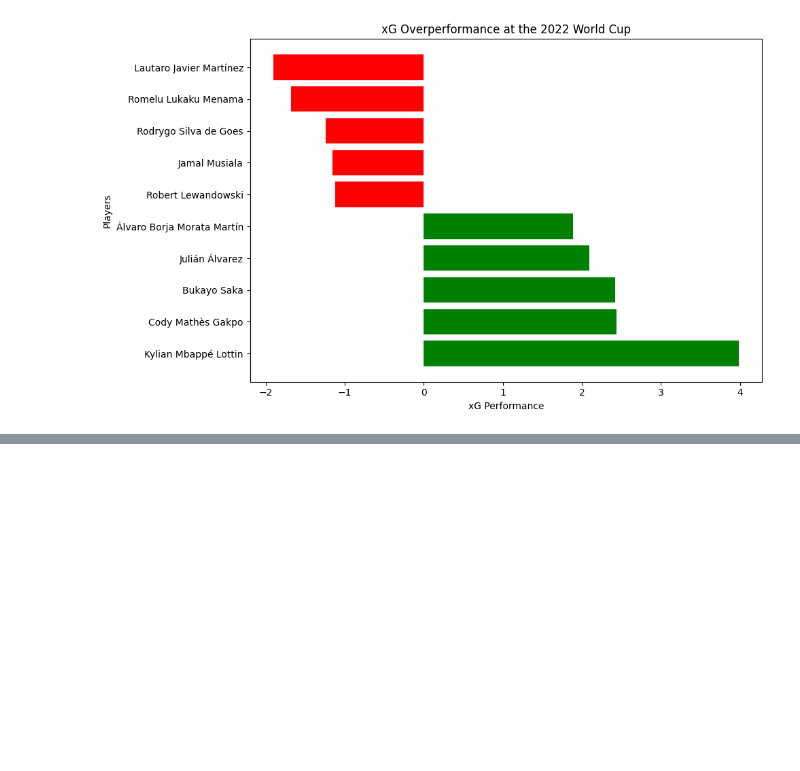
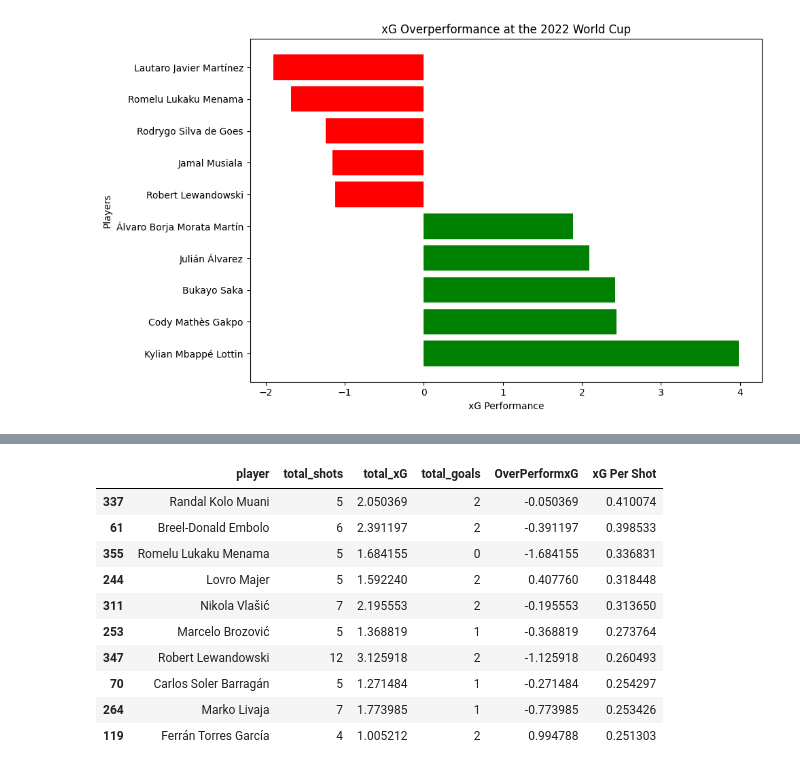
Before and after one commit to Akhilmehra22/analytics-portfolio, a Jupyter notebook: fifa/Fifa-exploration.ipynb, the cells around one changed output, grey strips where cells are left out. Saved outputs shown, nothing was run; the diff lists cells and outputs as text; code cells hidden in the pictures; blank space fills up the shorter version.

Commit message:
Shot Quality Analysis

```diff
--- a/fifa/Fifa-exploration.ipynb
+++ b/fifa/Fifa-exploration.ipynb
@@ -796,0 +821,16 @@ plt.show()
+# %%
+player_tournament_stats['xG Per Shot'] = player_tournament_stats['total_xG']/player_tournament_stats['total_shots']
+# %%
+player_tournament_stats[player_tournament_stats['total_shots'] >3].sort_values('xG Per Shot', ascending = False).head(10)
+# %% [output]
+|  | player | total_shots | total_xG | total_goals | OverPerformxG | xG Per Shot |
+| 337 | Randal Kolo Muani | 5 | 2.050369 | 2 | -0.050369 | 0.410074 |
+| 61 | Breel-Donald Embolo | 6 | 2.391197 | 2 | -0.391197 | 0.398533 |
+| 355 | Romelu Lukaku Menama | 5 | 1.684155 | 0 | -1.684155 | 0.336831 |
+| 244 | Lovro Majer | 5 | 1.592240 | 2 | 0.407760 | 0.318448 |
+| 311 | Nikola Vlašić | 7 | 2.195553 | 2 | -0.195553 | 0.313650 |
+| 253 | Marcelo Brozović | 5 | 1.368819 | 1 | -0.368819 | 0.273764 |
+| 347 | Robert Lewandowski | 12 | 3.125918 | 2 | -1.125918 | 0.260493 |
+| 70 | Carlos Soler Barragán | 5 | 1.271484 | 1 | -0.271484 | 0.254297 |
+| 264 | Marko Livaja | 7 | 1.773985 | 1 | -0.773985 | 0.253426 |
+| 119 | Ferrán Torres García | 4 | 1.005212 | 2 | 0.994788 | 0.251303 |
```
Also changed, not shown: parts of 5 cells of this notebook, 1 other file.
